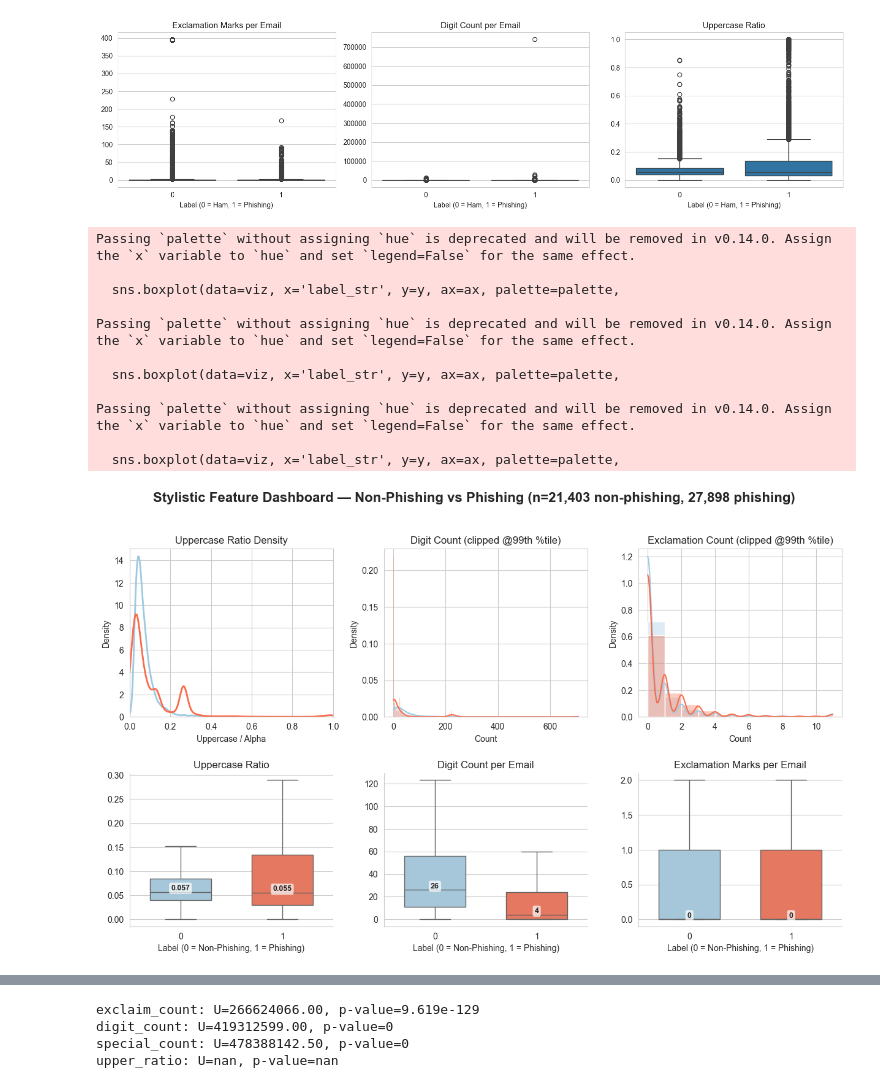
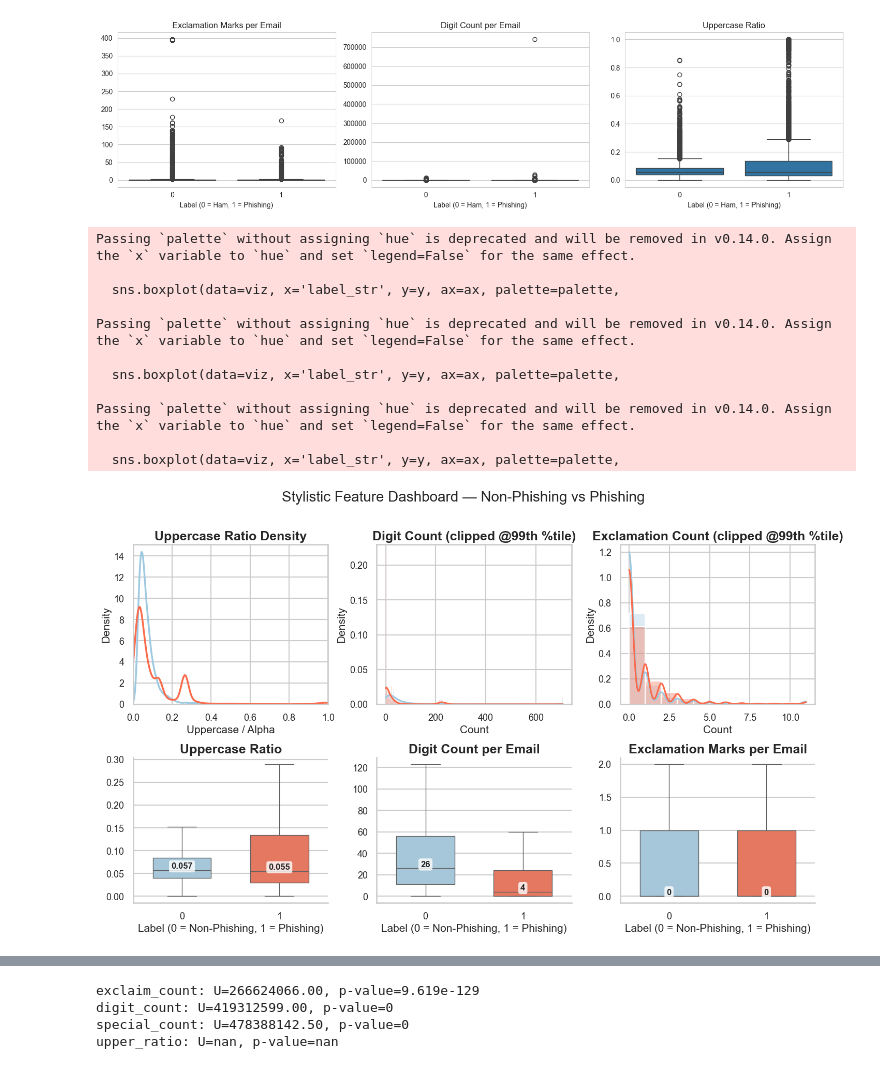
Before and after one commit to H6WU6R/DSA4263_Group_Project, a Jupyter notebook: notebooks/ud/text_eda.ipynb, the cells around one changed output, grey strips where cells are left out. Cells and saved outputs as stored; diff of their text form; code cells hidden in the pictures.

```diff
--- a/notebooks/ud/text_eda.ipynb
+++ b/notebooks/ud/text_eda.ipynb
@@ -629,83 +722,122 @@ plt.tight_layout(); plt.show()
 import numpy as np, pandas as pd, matplotlib.pyplot as plt, seaborn as sns
 from matplotlib.ticker import FuncFormatter
 
+# ------------------- FONT SIZE UPGRADE -------------------
+sns.set_style("whitegrid")
+sns.set_context("talk", font_scale=1.2)  # scales everything nicely
+
+TITLE_SIZE = 18
+LABEL_SIZE = 15
+TICK_SIZE  = 13
+MEDIAN_SIZE = 12
+SUPTITLE_SIZE = 22
+
+# ---------------------------------------------------------
+
 viz = df.copy()
-viz['label_str'] = viz['label'].astype(str)  # '0' / '1'
+viz['label_str'] = viz['label'].astype(str)
 viz['exclaim_count_clip'] = viz['exclaim_count'].clip(upper=np.nanpercentile(viz['exclaim_count'], 99))
 viz['digit_count_clip']   = viz['digit_count'].clip(upper=np.nanpercentile(viz['digit_count'], 99))
 viz['upper_ratio_clip']   = viz['upper_ratio'].clip(0, 1)
 
-# 0 = blue (left), 1 = red (right)
 order   = ['0','1']
 palette = {'0': "#9ecae1", '1': "#fb6a4a"}
 
-sns.set_style("whitegrid")
-fig = plt.figure(figsize=(15, 8))
+fig = plt.figure(figsize=(17, 9))
 gs  = fig.add_gridspec(2, 3, height_ratios=[1.1, 1], hspace=0.35, wspace=0.25)
 
-# ---------- Top row: Uppercase | Digit | Exclamation ----------
+# ---------- Top row ----------
 ax_upper, ax_digit, ax_exclaim = fig.add_subplot(gs[0,0]), fig.add_subplot(gs[0,1]), fig.add_subplot(gs[0,2])
 
-# Uppercase ratio (KDE)
-for lbl in order:  # ['0','1'] -> 0 left(blue), 1 right(red)
+# Uppercase ratio KDE
+for lbl in order:
     sub = viz[viz['label_str'] == lbl]
-    sns.kdeplot(sub['upper_ratio_clip'].dropna(), ax=ax_upper, lw=2, color=palette[lbl], label=f'label={lbl}')
-ax_upper.set_title('Uppercase Ratio Density'); ax_upper.set_xlabel('Uppercase / Alpha'); ax_upper.set_ylabel('Density'); ax_upper.set_xlim(0, 1)
+    sns.kdeplot(sub['upper_ratio_clip'].dropna(),
+                ax=ax_upper, lw=2.5,
+                color=palette[lbl], label=f'label={lbl}')
+ax_upper.set_title('Uppercase Ratio Density', fontsize=TITLE_SIZE, weight='bold')
+ax_upper.set_xlabel('Uppercase / Alpha', fontsize=LABEL_SIZE)
+ax_upper.set_ylabel('Density', fontsize=LABEL_SIZE)
+ax_upper.tick_params(axis='both', labelsize=TICK_SIZE)
+ax_upper.set_xlim(0, 1)
 
-# Digit count (hist + kde)
+# Digit count
 bins_dg = np.histogram_bin_edges(viz['digit_count_clip'], bins='auto')
 for lbl in order:
     sub = viz[viz['label_str'] == lbl]
-    sns.histplot(sub['digit_count_clip'], bins=bins_dg, ax=ax_digit, stat='density',
-                 kde=True, alpha=0.35, color=palette[lbl], label=f'label={lbl}')
-ax_digit.set_title('Digit Count (clipped @99th %tile)'); ax_digit.set_xlabel('Count'); ax_digit.set_ylabel('Density')
+    sns.histplot(sub['digit_count_clip'], bins=bins_dg,
+                 ax=ax_digit, stat='density',
+                 kde=True, alpha=0.35,
+                 color=palette[lbl], label=f'label={lbl}')
+ax_digit.set_title('Digit Count (clipped @99th %tile)', fontsize=TITLE_SIZE, weight='bold')
+ax_digit.set_xlabel('Count', fontsize=LABEL_SIZE)
+ax_digit.set_ylabel('Density', fontsize=LABEL_SIZE)
+ax_digit.tick_params(axis='both', labelsize=TICK_SIZE)
 
-# Exclamation count (hist + kde)
+# Exclamation count
 bins_ex = np.histogram_bin_edges(viz['exclaim_count_clip'], bins='auto')
 for lbl in order:
     sub = viz[viz['label_str'] == lbl]
-    sns.histplot(sub['exclaim_count_clip'], bins=bins_ex, ax=ax_exclaim, stat='density',
-                 kde=True, alpha=0.35, color=palette[lbl], label=f'label={lbl}')
-ax_exclaim.set_title('Exclamation Count (clipped @99th %tile)'); ax_exclaim.set_xlabel('Count'); ax_exclaim.set_ylabel('Density')
+    sns.histplot(sub['exclaim_count_clip'], bins=bins_ex,
+                 ax=ax_exclaim, stat='density',
+                 kde=True, alpha=0.35,
+                 color=palette[lbl], label=f'label={lbl}')
+ax_exclaim.set_title('Exclamation Count (clipped @99th %tile)', fontsize=TITLE_SIZE, weight='bold')
+ax_exclaim.set_xlabel('Count', fontsize=LABEL_SIZE)
+ax_exclaim.set_ylabel('Density', fontsize=LABEL_SIZE)
+ax_exclaim.tick_params(axis='both', labelsize=TICK_SIZE)
 
-# # One unified legend
-# handles, labels = ax_upper.get_legend_handles_labels()
-# fig.legend(handles, labels, loc='upper center', ncol=2, frameon=False, bbox_to_anchor=(0.5, 1.02))
-
-# ---------- Bottom row: box summaries (order enforced as ['0','1']) ----------
+# ---------- Bottom row ----------
 bx1, bx2, bx3 = fig.add_subplot(gs[1,0]), fig.add_subplot(gs[1,1]), fig.add_subplot(gs[1,2])
 
 def labeled_boxplot(ax, y, title, fmt_commas=False):
     sns.boxplot(data=viz, x='label_str', y=y, ax=ax, palette=palette,
                 order=order, showcaps=True, showfliers=False, width=0.6)
     meds = viz.groupby('label_str')[y].median().reindex(order)
+
     for i, (lbl, med) in enumerate(meds.items()):
         txt = f'{med:,.0f}' if fmt_commas else (f'{med:.3f}' if 'ratio' in y else f'{med:.0f}')
-        ax.text(i, med, txt, ha='center', va='bottom', fontsize=9, weight='bold',
-                bbox=dict(boxstyle='round,pad=0.25', fc='white', ec='none', alpha=0.7))
-    ax.set_title(title); ax.set_xlabel('Label (0 = Non-Phishing, 1 = Phishing)'); ax.set_ylabel(''); sns.despine(ax=ax)
+        ax.text(i, med, txt,
+                ha='center', va='bottom',
+                fontsize=MEDIAN_SIZE, weight='bold',
+                bbox=dict(boxstyle='round,pad=0.25', fc='white', ec='none', alpha=0.8))
+
+    ax.set_title(title, fontsize=TITLE_SIZE, weight='bold')
+    ax.set_xlabel('Label (0 = Non-Phishing, 1 = Phishing)', fontsize=LABEL_SIZE)
+    ax.set_ylabel('')
+    ax.tick_params(axis='both', labelsize=TICK_SIZE)
+    sns.despine(ax=ax)
 
 labeled_boxplot(bx1, 'upper_ratio_clip',   'Uppercase Ratio')
 labeled_boxplot(bx2, 'digit_count_clip',   'Digit Count per Email', fmt_commas=True)
 labeled_boxplot(bx3, 'exclaim_count_clip', 'Exclamation Marks per Email')
+
 bx2.yaxis.set_major_formatter(FuncFormatter(lambda x, p: f'{int(x):,}'))
 
+# ---------- Suptitle ----------
 n0, n1 = (viz['label_str']=='0').sum(), (viz['label_str']=='1').sum()
-fig.suptitle(f'Stylistic Feature Dashboard — Non-Phishing vs Phishing (n={n0:,} non-phishing, {n1:,} phishing)',
-             y=0.995, fontsize=16, weight='bold')
+fig.suptitle(
+    f'Stylistic Feature Dashboard — Non-Phishing vs Phishing',
+    y=0.995, fontsize=20
+)
 
-plt.tight_layout(rect=[0, 0.02, 1, 0.96])
+plt.tight_layout(rect=[0, 0.02, 1, 0.93])
+
+save_path = "text_eda_12.png"
+plt.savefig(save_path, dpi=300, bbox_inches='tight')
 plt.show()
+
+print(f"Saved figure to: {save_path}")
 # %% [output]
 Passing `palette` without assigning `hue` is deprecated and will be removed in v0.14.0. Assign the `x` variable to `hue` and set `legend=False` for the same effect.
 
   sns.boxplot(data=viz, x='label_str', y=y, ax=ax, palette=palette,
 
 Passing `palette` without assigning `hue` is deprecated and will be removed in v0.14.0. Assign the `x` variable to `hue` and set `legend=False` for the same effect.
 
   sns.boxplot(data=viz, x='label_str', y=y, ax=ax, palette=palette,
 
 Passing `palette` without assigning `hue` is deprecated and will be removed in v0.14.0. Assign the `x` variable to `hue` and set `legend=False` for the same effect.
 
   sns.boxplot(data=viz, x='label_str', y=y, ax=ax, palette=palette,
-[figure, old version]
+[figure, new version]
```
Also changed, not shown: parts of 13 cells of this notebook, 9 other files.
